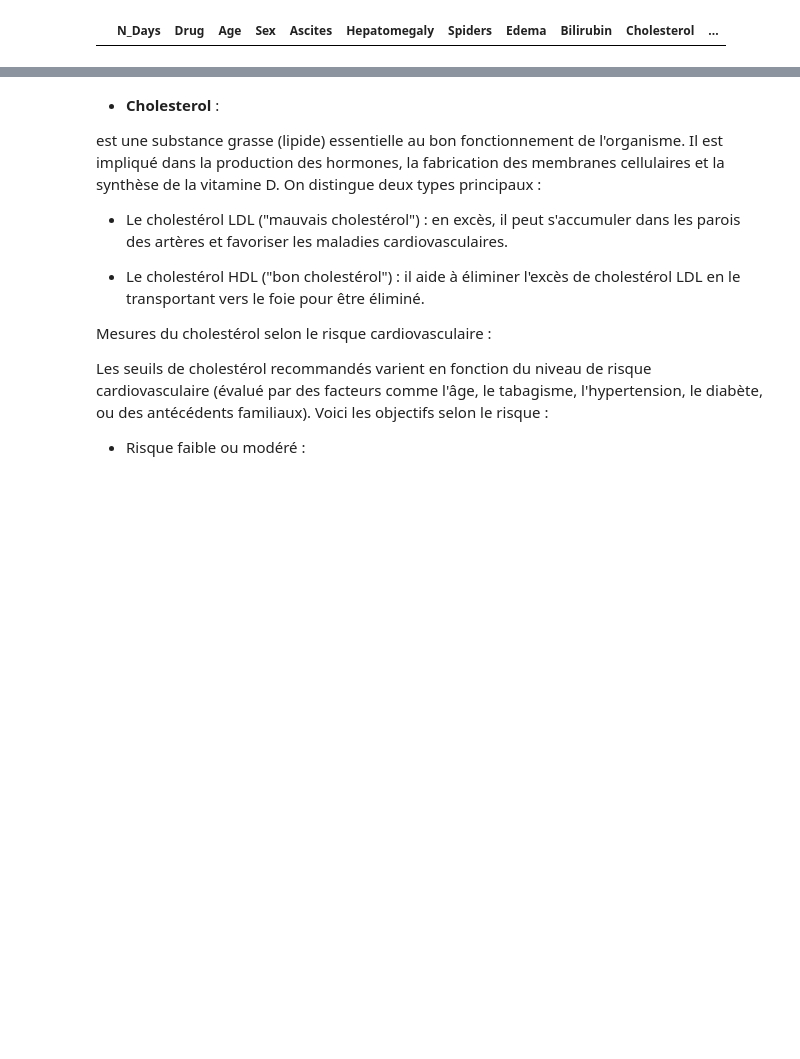
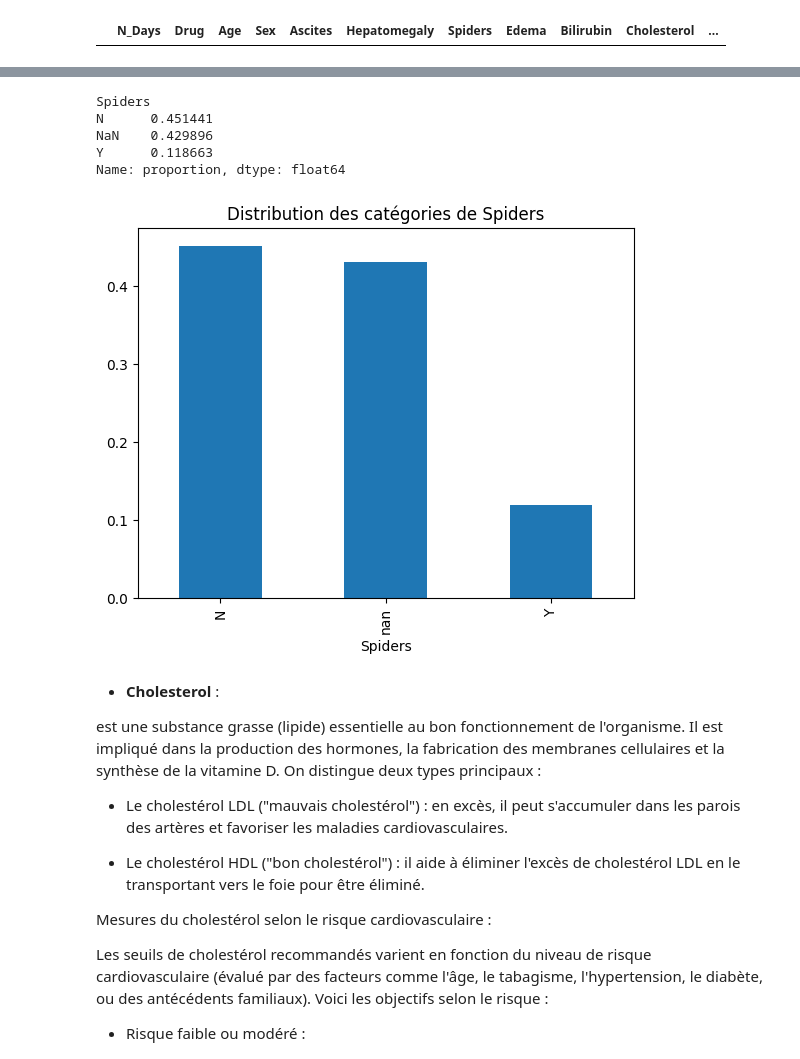
Before and after one commit to melaniedaddio/projet, a Jupyter notebook: EDA.ipynb, the cells around one changed output, grey strips where cells are left out. Drawn from its saved outputs; the diff is of its cells as text; code cells hidden in the pictures; blank space fills up the shorter version.

```diff
--- a/EDA.ipynb
+++ b/EDA.ipynb
@@ -422,3 +456,18 @@ train_df = train_df[~((train_df['Ascites'] == "S") | (train_df['Ascites'] == "D-
+# %%
+train_df['Spiders'].value_counts(normalize=True,dropna=False )
+# %% [output]
+Spiders
+N      0.451441
+NaN    0.429896
+Y      0.118663
+Name: proportion, dtype: float64
+# %%
+freq=train_df['Spiders'].value_counts(dropna=False, normalize=True)
+freq.plot(kind='bar')
+plt.title('Distribution des catégories de Spiders')
+plt.show()
+# %% [output]
+[figure, added]
 # %% [markdown]
 * **Cholesterol** :
 
```
Also changed, not shown: parts of 7 cells of this notebook.
